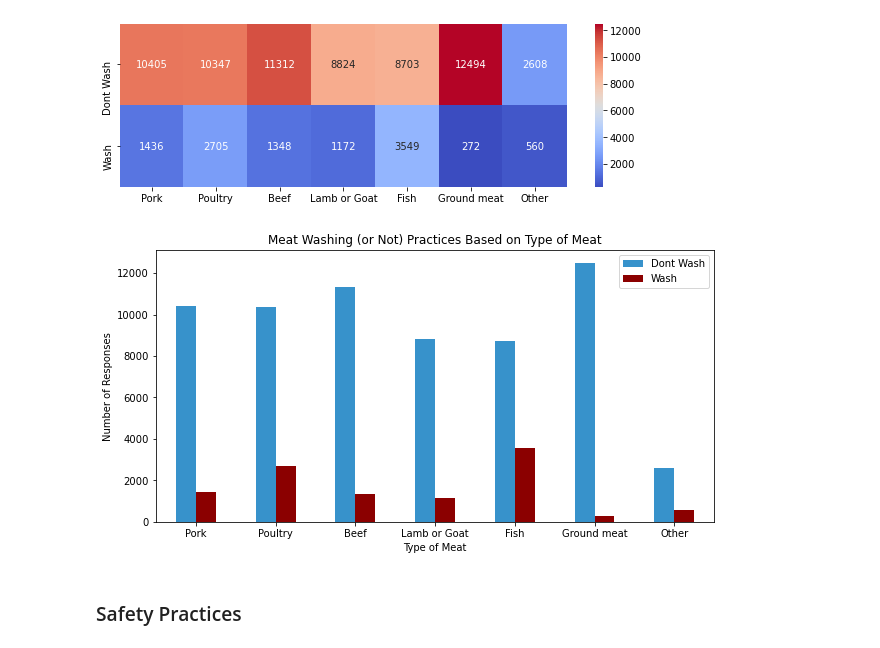
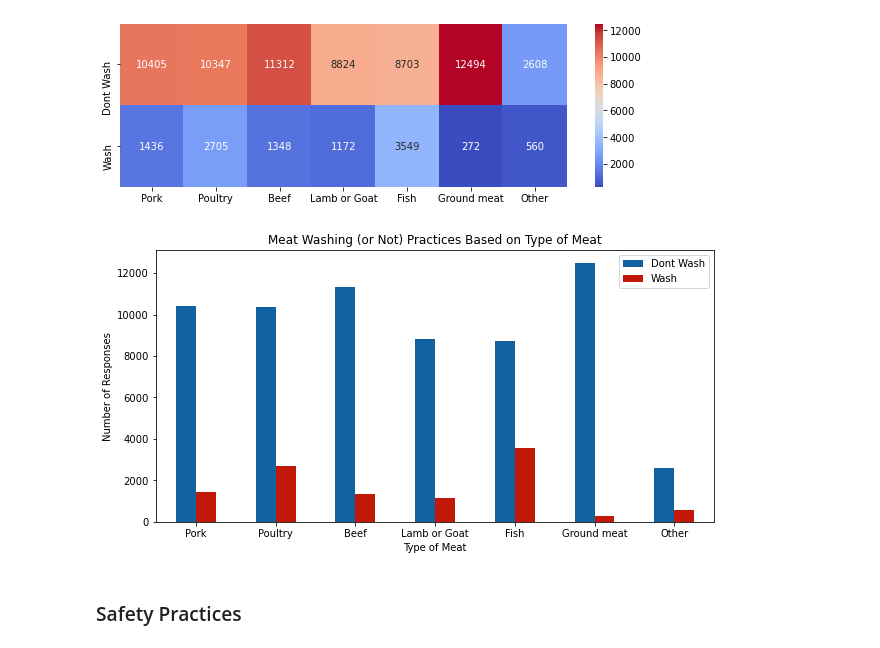
Before and after one commit to bjd9/washmeat, a Jupyter notebook: DEA_washmeat.ipynb, the cells around one changed output. Drawn from its saved outputs; the diff is of its cells as text; code cells hidden in the pictures.

```diff
--- a/DEA_washmeat.ipynb
+++ b/DEA_washmeat.ipynb
@@ -986,14 +1007,14 @@ sns.heatmap(item2, annot=True, ax=ax, fmt="d", cmap="coolwarm");
 # %% [output]
 [figure]
 # %%
-item2.T.plot.bar(rot=0, figsize = (10,5), color=['#3792cb', '#8B0000'])
+item2.T.plot.bar(rot=0, figsize = (10,5), color=['#1261A0', '#C21807'])
 
 # graph labels
 plt.title('Meat Washing (or Not) Practices Based on Type of Meat')
 plt.ylabel('Number of Responses')
 plt.xlabel('Type of Meat');
 # %% [output]
-[figure, old version]
+[figure, new version]
 # %% [markdown]
 ### Safety Practices
 # %%
```
Also changed, not shown: parts of 11 cells of this notebook, 1 other file.
